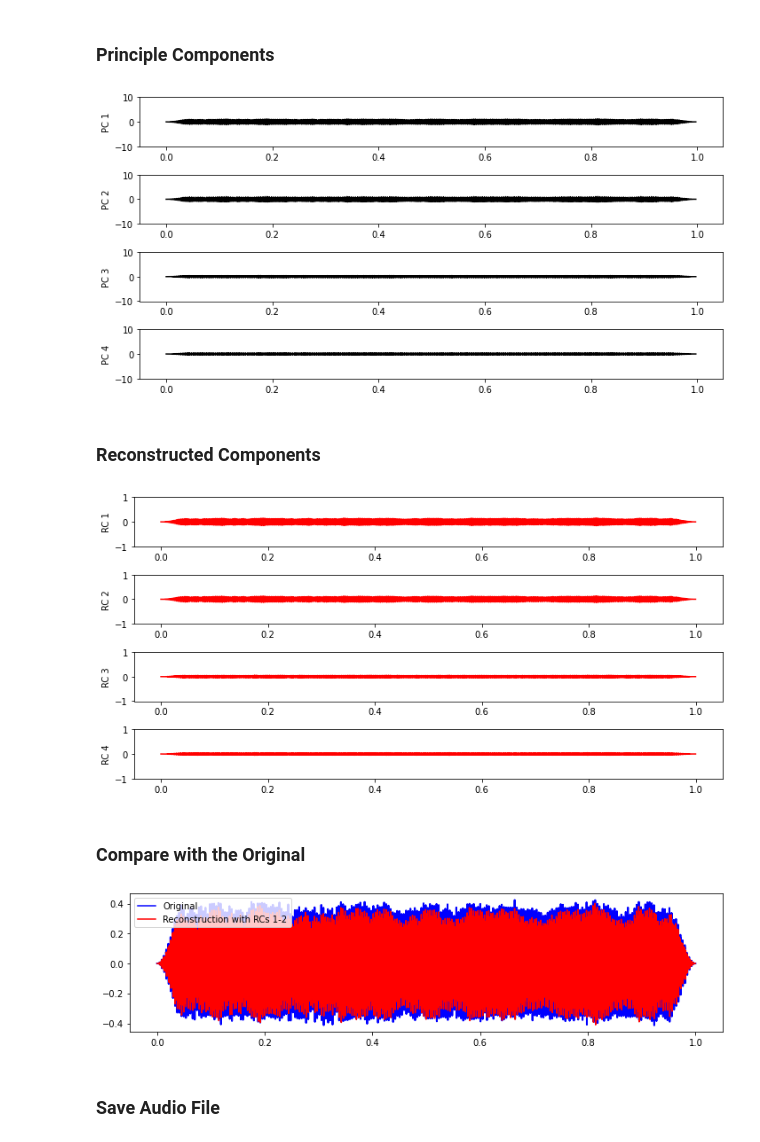
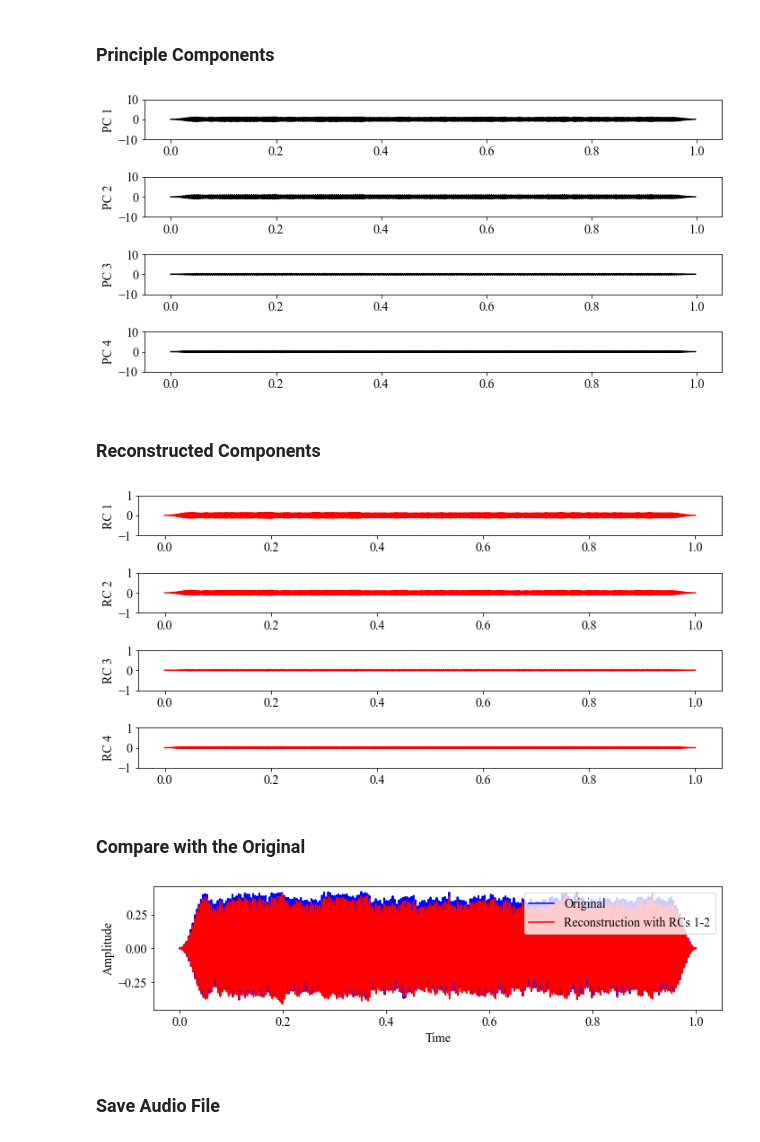
Before and after one commit to Saikat299792458/EE4000, a Jupyter notebook: EVD.ipynb, the cells around one changed output. Drawn from its saved outputs; the diff is of its cells as text; code cells hidden in the pictures.

```diff
--- a/EVD.ipynb
+++ b/EVD.ipynb
@@ -15,10 +15,10 @@ N = 11000;   # length of generated time series
 T = 22;    # period length of sine function
 
 X, sr = librosa.load('klattSyn.wav', sr=11000)
-t=np.linspace(0, (y.shape[0]-1),y.shape[0])/sr
+t=np.linspace(0, (X.shape[0]-1),X.shape[0])/sr
 print(sr)
 
-plt.plot(t,y)
+plt.plot(t,X)
 plt.show()
 # %% [output]
 11000
@@ -51,15 +51,23 @@ RHO = RHO[:, SI];
 
 
 plt.title('Eigenvectors RHO and eigenvalues LAMBDA')
+plt.rcParams["font.family"] = "Times New Roman"
+plt.rcParams["font.size"] = 14
 plt.subplot(3,1,1);
 plt.plot(LAMBDA,'o-');
+plt.xlabel("Eigen Values");
+plt.ylabel("Significance");
 plt.subplot(3,1,2);
 plt.plot(RHO[:,0], '-', label='1');
 plt.plot(RHO[:,1], '-', label='2');
-plt.legend();
+plt.xlabel("Index");
+plt.ylabel("Amplitude");
+plt.legend(loc=5);
 plt.subplot(3,1,3);
 plt.plot(RHO[:,2], '-', label='3');
 plt.plot(RHO[:,3], '-', label='4');
-plt.legend();
+plt.xlabel("Index");
+plt.ylabel("Amplitude");
+plt.legend(loc=5);
 plt.tight_layout()
 # %% [output]
@@ -77,7 +85,7 @@ for m in range(4):
     plt.ylim(-10, 10);
 plt.tight_layout()
 # %% [output]
-[figure, old version]
+[figure, new version]
 # %% [markdown]
 ### Reconstructed Components
 # %%
@@ -99,24 +107,28 @@ for m in range(4):
     plt.ylim(-1,1);
 plt.tight_layout();
 # %% [output]
-[figure, old version]
+[figure, new version]
 # %% [markdown]
 ### Compare with the Original
 # %%
 #plt.title('Original time series X and reconstruction RC')
 #plt.subplot(2,1,1)
 #plt.plot(t,X,'b-',label = 'Original');
 #plt.plot(t,np.sum(RC[:,:],1),'r-', label = 'Complete reconstruction');
 #plt.legend();
 
+plt.rcParams["font.family"] = "Times New Roman"
+plt.rcParams["font.size"] = 14
 plt.subplot(2,1,2)
 plt.plot(t,X,'b',linewidth = 2);
 plt.plot(t,X,'b-',label = 'Original');
 plt.plot(t,np.sum(RC[:,1:2],1)*3,'r-', label = 'Reconstruction with RCs 1-2');
+plt.xlabel("Time");
+plt.ylabel("Amplitude");
 plt.legend();
 plt.tight_layout()
 # %% [output]
-[figure, old version]
+[figure, new version]
 # %% [markdown]
 ### Save Audio File
 # %%
```
Also changed, not shown: parts of 2 cells of this notebook, 8 other files.
